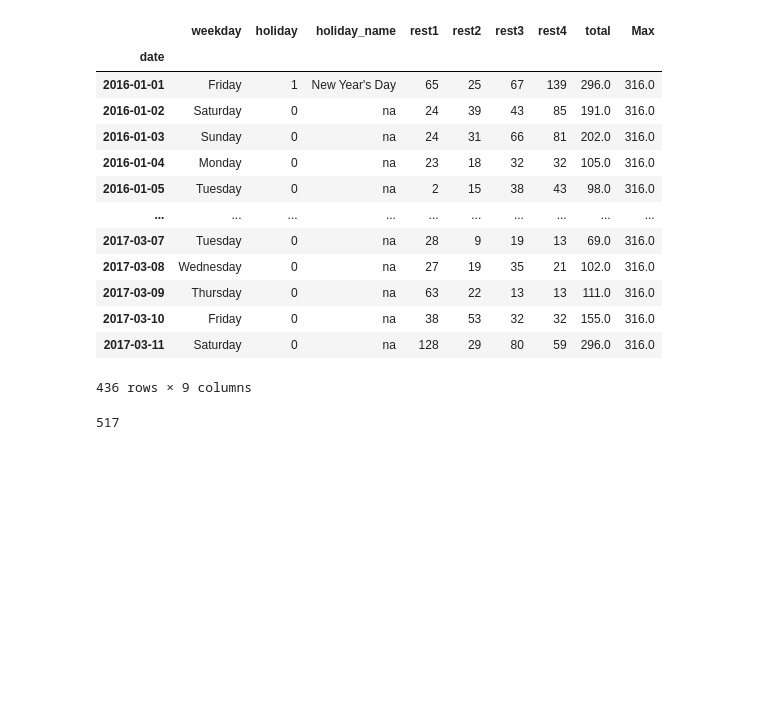
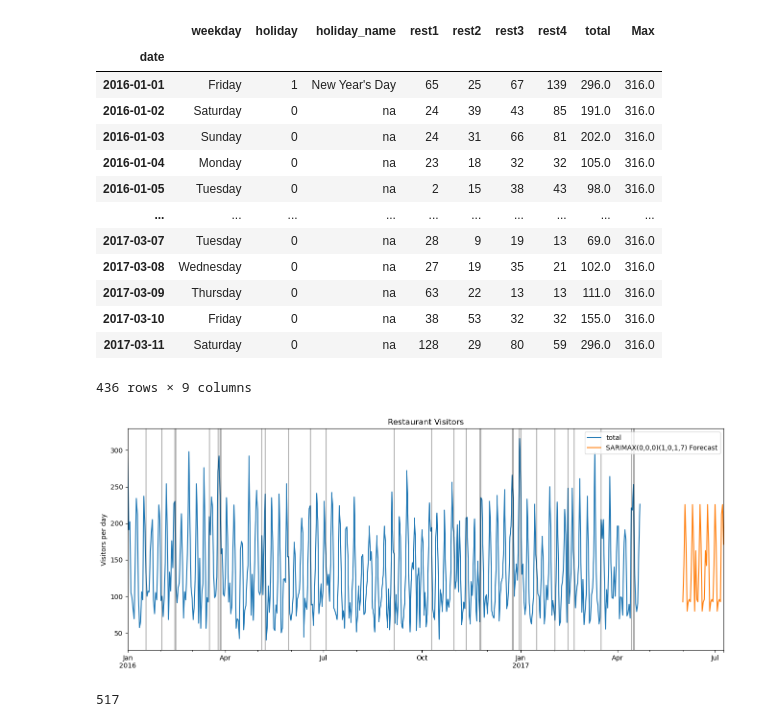
Before and after one commit to Narula901/Python-Library, a Jupyter notebook: Forecasting Model/lec-10.1 SARIMA.ipynb, the cells around one changed output. Cells and saved outputs as stored; diff of their text form; code cells hidden in the pictures; blank space fills up the shorter version.

```diff
--- a/Forecasting Model/lec-10.1 SARIMA.ipynb
+++ b/Forecasting Model/lec-10.1 SARIMA.ipynb
@@ -508,6 +508,24 @@ train
 | 2017-03-10 | Friday | 0 | na | 38 | 53 | 32 | 32 | 155.0 | 316.0 |
 | 2017-03-11 | Saturday | 0 | na | 128 | 29 | 80 | 59 | 296.0 | 316.0 |
 436 rows × 9 columns
+# %%
+model = SARIMAX(df['total'],exog=df['holiday'],order=(0,0,0),seasonal_order=(1,0,1,7),enforce_invertibility=False)
+results = model.fit()
+exog_forecast = df[478:][['holiday']]
+fcast = results.predict(len(df),len(df)+38,exog=exog_forecast).rename('SARIMAX(0,0,0)(1,0,1,7) Forecast')
+
+title='Restaurant Visitors'
+ylabel='Visitors per day'
+xlabel=''
+
+ax = df['total'].plot(legend=True,figsize=(16,6),title=title)
+fcast.plot(legend=True)
+ax.autoscale(axis='x',tight=True)
+ax.set(xlabel=xlabel, ylabel=ylabel)
+for x in restaurant.query('holiday==1').index:
+    ax.axvline(x=x, color='k', alpha = 0.3);
+# %% [output]
+[figure, added]
 # %%
 478+39
 # %% [output]
```
Also changed, not shown: parts of 2 cells of this notebook.
